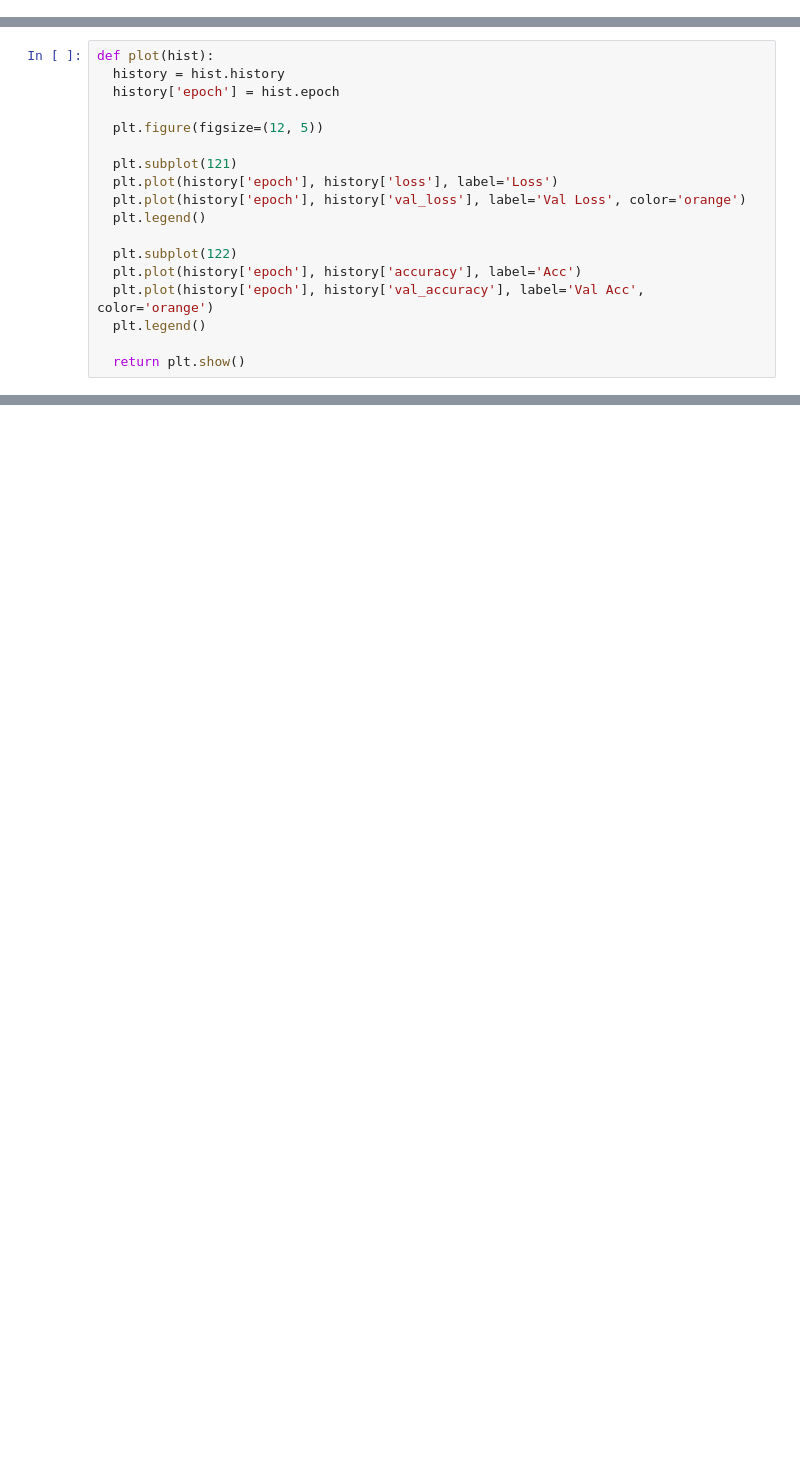
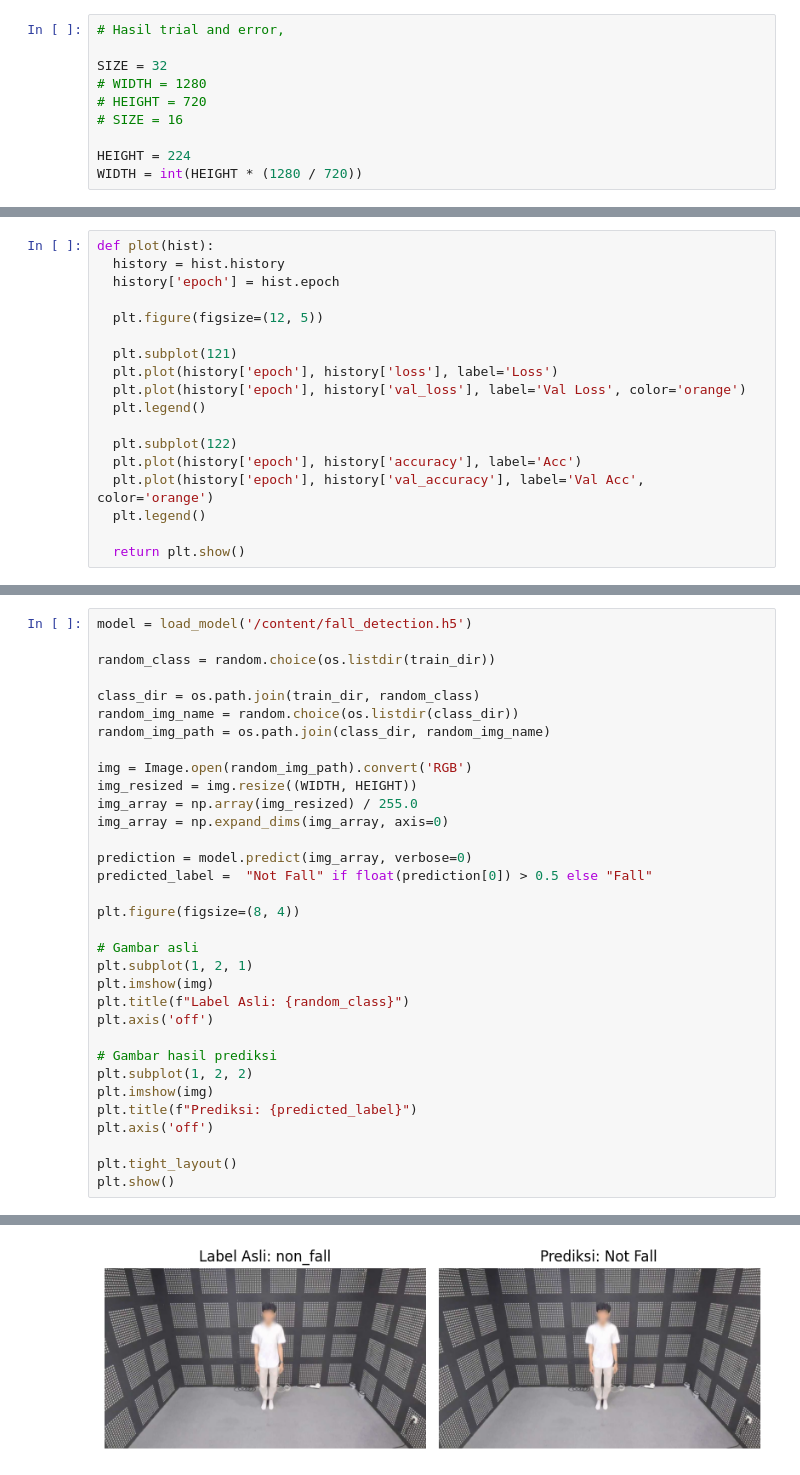
Before and after one commit to iniparhan/Bone_Fracture_Detection, a Jupyter notebook: notebook.ipynb, the cells around one changed output, grey strips where cells are left out. Cells and saved outputs as stored; diff of their text form; blank space fills up the shorter version.

```diff
--- a/notebook.ipynb
+++ b/notebook.ipynb
@@ -131 +290,11 @@ show_images_from_dataset_folder(dataset_dir=train_dir, total_per_class=5, title=
+# %%
+# Hasil trial and error,
+
+SIZE = 32
+# WIDTH = 1280
+# HEIGHT = 720
+# SIZE = 16
+
+HEIGHT = 224
+WIDTH = int(HEIGHT * (1280 / 720))
 # %%
@@ -308,0 +573,34 @@ Predicted class: not fractured
+# %%
+model = load_model('/content/fall_detection.h5')
+
+random_class = random.choice(os.listdir(train_dir))
+
+class_dir = os.path.join(train_dir, random_class)
+random_img_name = random.choice(os.listdir(class_dir))
+random_img_path = os.path.join(class_dir, random_img_name)
+
+img = Image.open(random_img_path).convert('RGB')
+img_resized = img.resize((WIDTH, HEIGHT))
+img_array = np.array(img_resized) / 255.0
+img_array = np.expand_dims(img_array, axis=0)
+
+prediction = model.predict(img_array, verbose=0)
+predicted_label =  "Not Fall" if float(prediction[0]) > 0.5 else "Fall"
+
+plt.figure(figsize=(8, 4))
+
+# Gambar asli
+plt.subplot(1, 2, 1)
+plt.imshow(img)
+plt.title(f"Label Asli: {random_class}")
+plt.axis('off')
+
+# Gambar hasil prediksi
+plt.subplot(1, 2, 2)
+plt.imshow(img)
+plt.title(f"Prediksi: {predicted_label}")
+plt.axis('off')
+
+plt.tight_layout()
+plt.show()
+# %% [output]
@@ -308,0 +608 @@ Predicted class: not fractured
+[figure, added]
```
Also changed, not shown: parts of 48 cells of this notebook.
